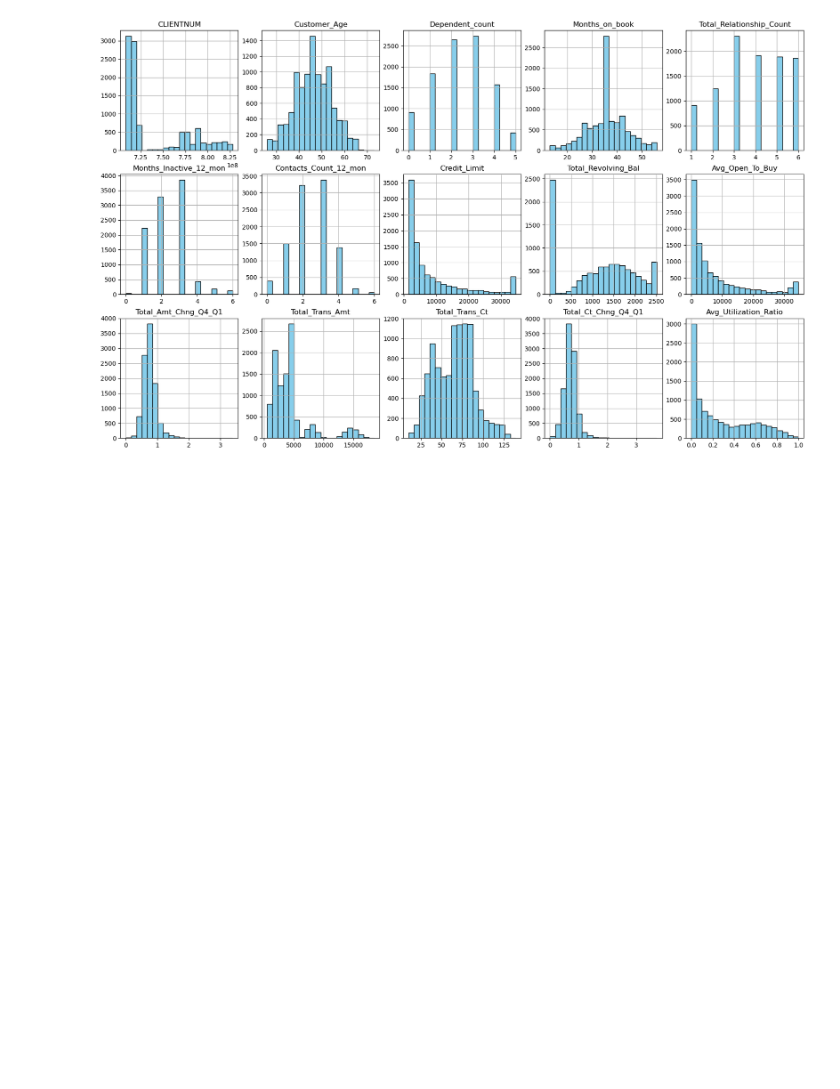
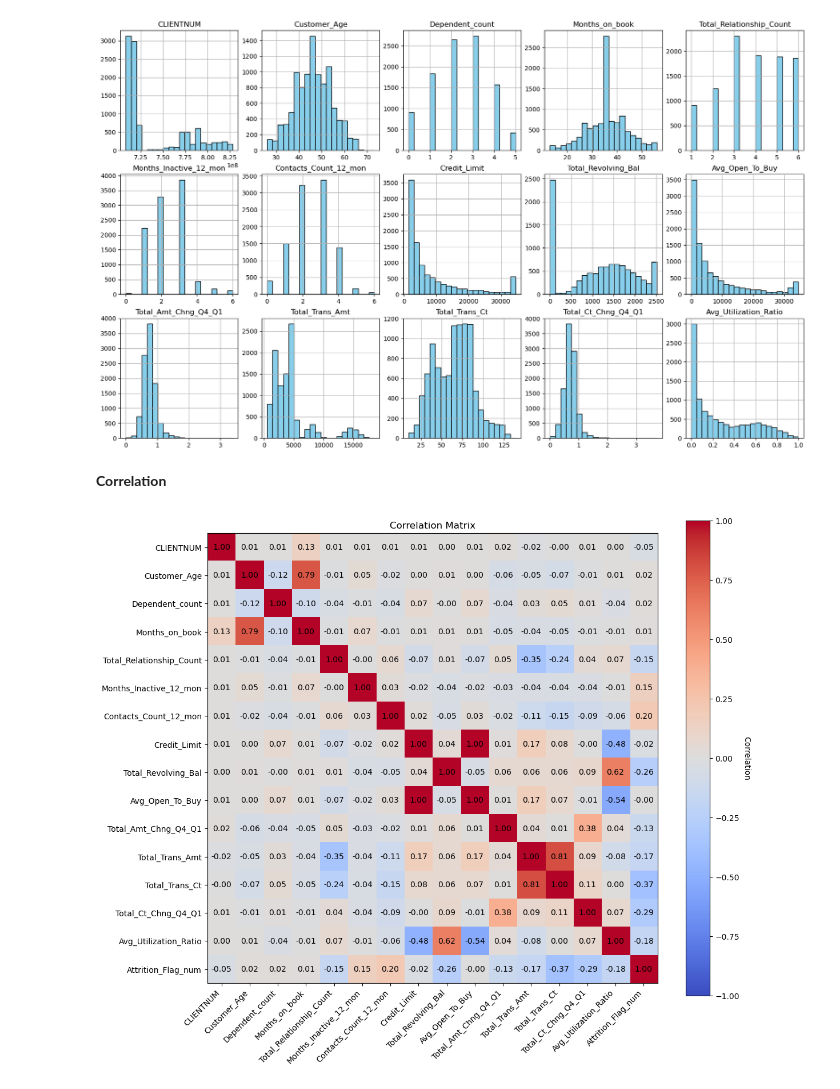
Before and after one commit to mhung211/Credit_Card, a Jupyter notebook: notebooks/01_data_exploration.ipynb, the cells around one changed output. Saved outputs shown, nothing was run; the diff lists cells and outputs as text; code cells hidden in the pictures; blank space fills up the shorter version.

```diff
--- a/notebooks/01_data_exploration.ipynb
+++ b/notebooks/01_data_exploration.ipynb
@@ -119,6 +127,9 @@ Std: 0.27567785721153454
 25%: 0.023
 Median: 0.176
 75%: 0.503
+# %%
+for col in str_cols:
+    data[col] = np.char.strip(data[col], '"')
 # %% [markdown]
 **Counter**
 # %%
@@ -170,3 +181,31 @@ for i, col in enumerate(numeric_cols):
     ax.grid(True)
 # %% [output]
 [figure]
+# %% [markdown]
+**Correlation**
+# %%
+y = (data["Attrition_Flag"] == "Attrited Customer").astype(int)
+labels = numeric_cols + ["Attrition_Flag_num"]
+arr = np.column_stack([data[col] for col in numeric_cols] + [y])
+corr = np.corrcoef(arr, rowvar=False)
+
+fig, ax = plt.subplots(figsize=(12,10))
+im = ax.imshow(corr, cmap='coolwarm', vmin=-1, vmax=1)
+
+cbar = ax.figure.colorbar(im, ax=ax)
+cbar.ax.set_ylabel("Correlation", rotation=-90, va="bottom")
+
+ax.set_xticks(np.arange(len(labels)))
+ax.set_yticks(np.arange(len(labels)))
+ax.set_xticklabels(labels, rotation=45, ha="right")
+ax.set_yticklabels(labels)
+
+for i in range(len(labels)):
+    for j in range(len(labels)):
+        ax.text(j, i, f"{corr[i, j]:.2f}", ha="center", va="center")
+
+plt.title("Correlation Matrix")
+plt.tight_layout()
+plt.show()
+# %% [output]
+[figure, added]
```
Also changed, not shown: parts of 6 cells of this notebook, 4 other files.
